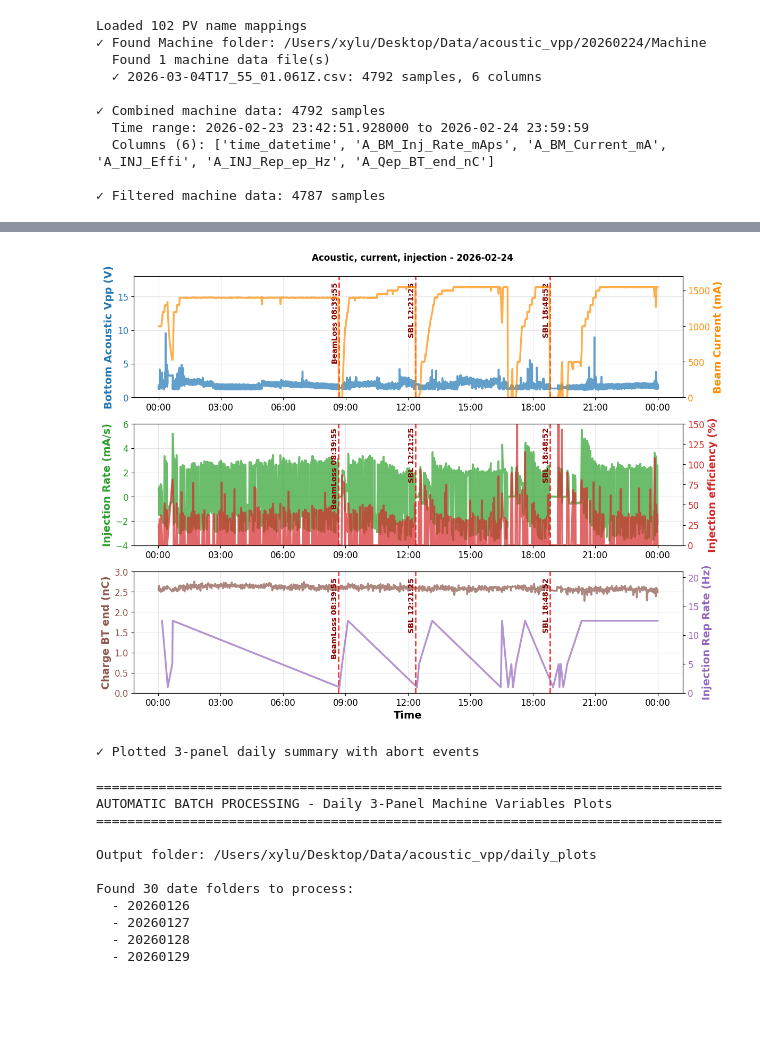
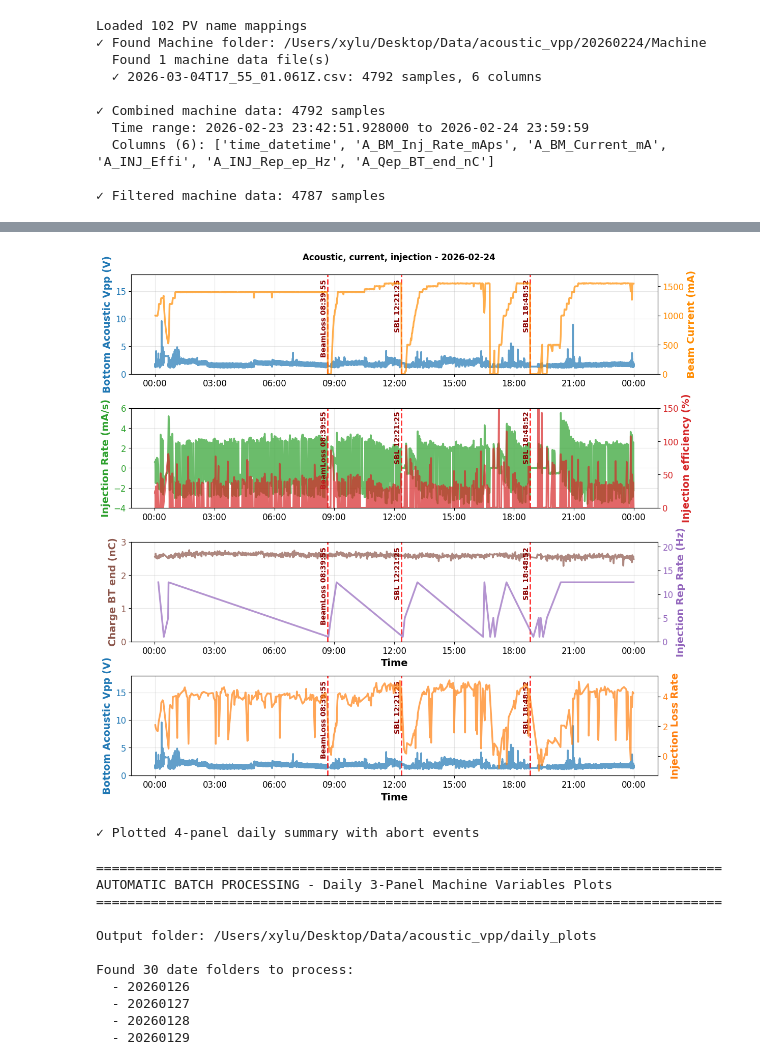
Before and after one commit to xylulu/SBL_code, a Jupyter notebook: Acoustic_csv_plotting_V3_try.ipynb, the cells around one changed output, grey strips where cells are left out. Drawn from its saved outputs; the diff is of its cells as text; code cells hidden in the pictures; blank space fills up the shorter version.

```diff
--- a/Acoustic_csv_plotting_V3_try.ipynb
+++ b/Acoustic_csv_plotting_V3_try.ipynb
@@ -406,11 +406,11 @@ Abort Events:
 if filtered_df is not None and len(filtered_df) > 0 and machine_df_filtered is not None and len(machine_df_filtered) > 0:
 
     print(f"\n{'='*70}")
-    print(f"Creating 3-panel daily plot")
+    print(f"Creating 4-panel daily plot")
     print(f"{'='*70}")
 
-    # Create figure with 3 subplots in a row
-    fig, (ax1, ax2, ax3) = plt.subplots(3, 1, figsize=(12, 9))
+    # Create figure with 4 subplots in a row
+    fig, (ax1, ax2, ax3, ax4) = plt.subplots(4, 1, figsize=(12, 11))
 
     # Add figure title with date
     date_formatted = datetime.strptime(date_str, "%Y%m%d").strftime("%Y-%m-%d")
@@ -508,6 +508,67 @@ if filtered_df is not None and len(filtered_df) > 0 and machine_df_filtered is n
         ax3.set_xlabel('Time', fontsize=14, fontweight='bold')
         print(f"  ✓ Figure 3: Charge ({len(valid_charge)} pts) + Rep Rate ({len(valid_rep)} pts)")
 
+    # ===== FIGURE 4: Vpp + Injection Loss Rate =====
+    if 'A_INJ_Effi' in machine_df_filtered.columns and 'A_BM_Inj_Rate_mAps' in machine_df_filtered.columns:
+        # Create separate DataFrames with only non-NaN values for each parameter
+        df_effi = machine_df_filtered[['time_datetime', 'A_INJ_Effi']].dropna()
+        df_rate = machine_df_filtered[['time_datetime', 'A_BM_Inj_Rate_mAps']].dropna()
+
+        print(f"\n  [Figure 4 Data Info]:")
+        print(f"    Efficiency measurements: {len(df_effi)}")
+        print(f"    Injection rate measurements: {len(df_rate)}")
+
+        # Merge with time tolerance (10 seconds) to find matching timestamps
+        if len(df_effi) > 0 and len(df_rate) > 0:
+            df_merged = pd.merge_asof(
+                df_rate.sort_values('time_datetime'),
+                df_effi.sort_values('time_datetime'),
+                on='time_datetime',
+                direction='nearest',
+                tolerance=pd.Timedelta('10s')
+            )
+
+            # Count matches and filter to non-zero efficiency
+            df_matched = df_merged[(df_merged['A_INJ_Effi'].notna()) & (df_merged['A_INJ_Effi'] != 0)].copy()
+            print(f"    Matched pairs (within 10s, non-zero efficiency): {len(df_matched)}")
+
+            if len(df_matched) > 0:
+                # Calculate loss rate
+                effi_frac = df_matched['A_INJ_Effi'].values / 100.0
+                df_matched['loss_rate'] = (1 - effi_frac) / effi_frac * df_matched['A_BM_Inj_Rate_mAps'].values
+
+                valid_times_loss = df_matched['time_datetime']
+                valid_loss = df_matched['loss_rate'].values
+                print(f"    Calculated loss rates: {len(valid_loss)}")
+            else:
+                valid_times_loss = pd.Series([], dtype='datetime64[ns]')
+                valid_loss = np.array([])
+                print(f"    No matched pairs found")
+        else:
+            valid_times_loss = pd.Series([], dtype='datetime64[ns]')
+            valid_loss = np.array([])
+            print(f"    Insufficient data for merging")
+
+        # Plot Vpp on left y-axis
+        color_vpp4 = 'tab:blue'
+        ax4.set_ylabel('Bottom Acoustic Vpp (V)', color=color_vpp4, fontsize=14, fontweight='bold')
+        ax4.plot(filtered_df['time_datetime'], filtered_df['vpp_volts'],
+                linewidth=2.5, color=color_vpp4, alpha=0.7, label='CH3 Vpp')
+        ax4.tick_params(axis='y', labelcolor=color_vpp4, labelsize=12)
+        ax4.set_ylim(0, 18)
+        ax4.grid(True, alpha=0.3)
+
+        # Plot Injection Loss Rate on right y-axis
+        ax4_right = ax4.twinx()
+        color_loss = 'tab:orange'
+        ax4_right.set_ylabel('Injection Loss Rate', color=color_loss, fontsize=14, fontweight='bold')
+        ax4_right.plot(valid_times_loss, valid_loss,
+                      linewidth=2.5, color=color_loss, alpha=0.7, label=f'Loss Rate ({len(valid_loss)} pts)')
+        ax4_right.tick_params(axis='y', labelcolor=color_loss, labelsize=12)
+
+        ax4.set_xlabel('Time', fontsize=14, fontweight='bold')
+        print(f"  ✓ Figure 4: Vpp ({len(filtered_df)} pts) + Injection Loss Rate ({len(valid_loss)} pts)")
+
     # Mark abort events on all subplots
     if abort_today is not None and len(abort_today) > 0:
         print(f"\n  ✓ Marking {len(abort_today)} abort event(s) on all panels")
@@ -523,8 +584,8 @@ if filtered_df is not None and len(filtered_df) > 0 and machine_df_filtered is n
                     line_color = 'green'
                     text_color = 'darkgreen'
 
-                # Mark on all three axes
-                for ax in [ax1, ax2, ax3]:
+                # Mark on all four axes
+                for ax in [ax1, ax2, ax3, ax4]:
                     ax.axvline(x=abort_time, color=line_color, linestyle='--', linewidth=2, alpha=0.8, zorder=10)
                     y_pos = ax.get_ylim()[1] * 0.95
                     label_text = f"{row['Category']} {abort_time.strftime('%H:%M:%S')}"
@@ -534,7 +595,7 @@ if filtered_df is not None and len(filtered_df) > 0 and machine_df_filtered is n
                            bbox=dict(boxstyle='round,pad=0.3', facecolor='white', alpha=0.0, edgecolor=text_color))
 
     # Format x-axes
-    for ax in [ax1, ax2, ax3]:
+    for ax in [ax1, ax2, ax3, ax4]:
         ax.xaxis.set_major_formatter(mdates.DateFormatter('%H:%M'))
         ax.tick_params(axis='x', labelsize=12)
 
@@ -544,7 +605,7 @@ if filtered_df is not None and len(filtered_df) > 0 and machine_df_filtered is n
                dpi=150, bbox_inches='tight')
     plt.show()
 
-    print(f"\n✓ Plotted 3-panel daily summary with abort events")
+    print(f"\n✓ Plotted 4-panel daily summary with abort events")
 else:
     print("⚠ Missing required data for plots")
 # %% [output]
@@ -558,6 +626,6 @@ Creating 3-panel daily plot
   ✓ Marking 3 abort event(s) on all panels
-[figure, old version]
+[figure, new version]
-✓ Plotted 3-panel daily summary with abort events
+✓ Plotted 4-panel daily summary with abort events
 # %%
 # AUTOMATIC BATCH PROCESSING: Generate daily plots with new 3-panel style for all dates
 import re
```
Also changed, not shown: parts of 2 cells of this notebook.
